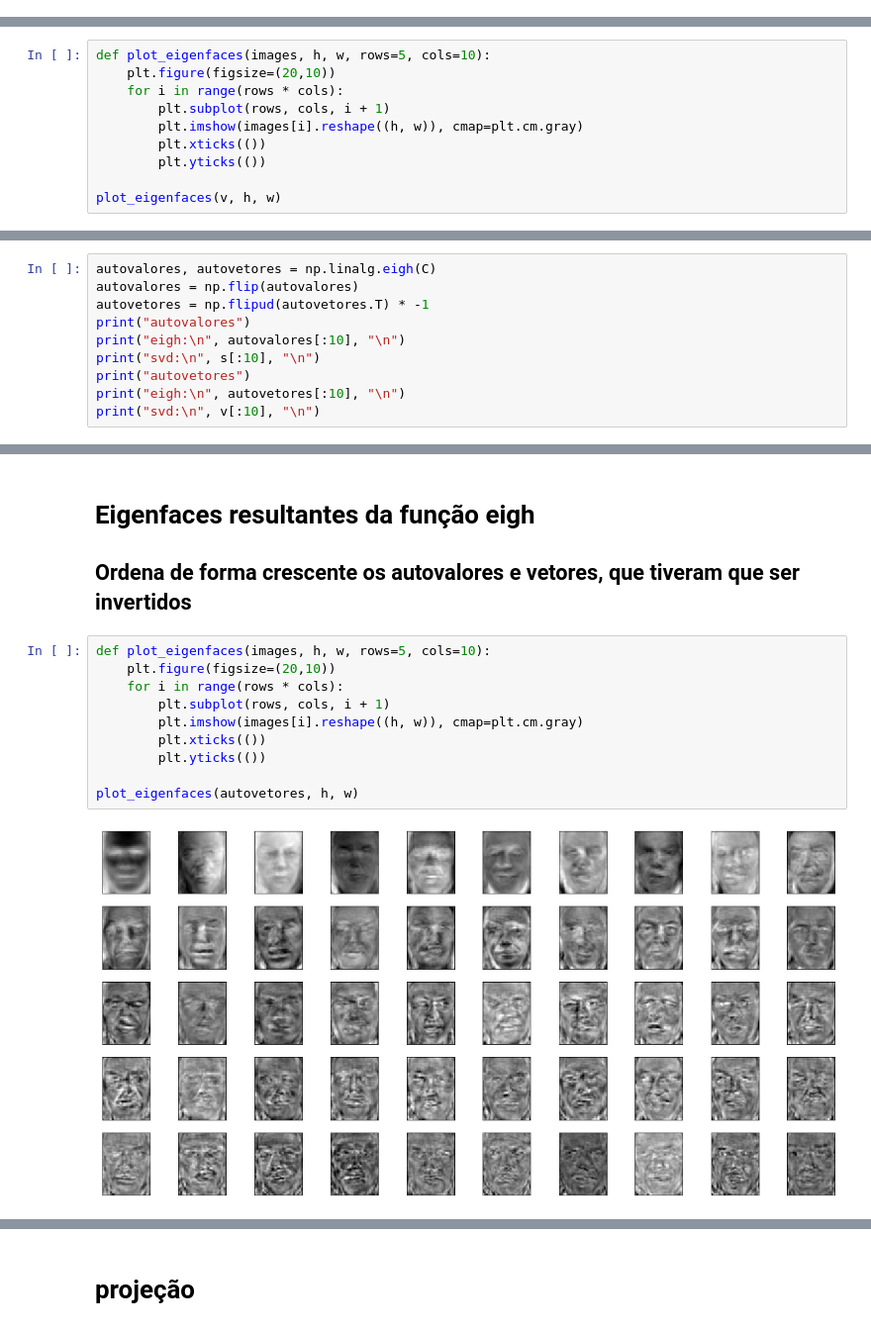
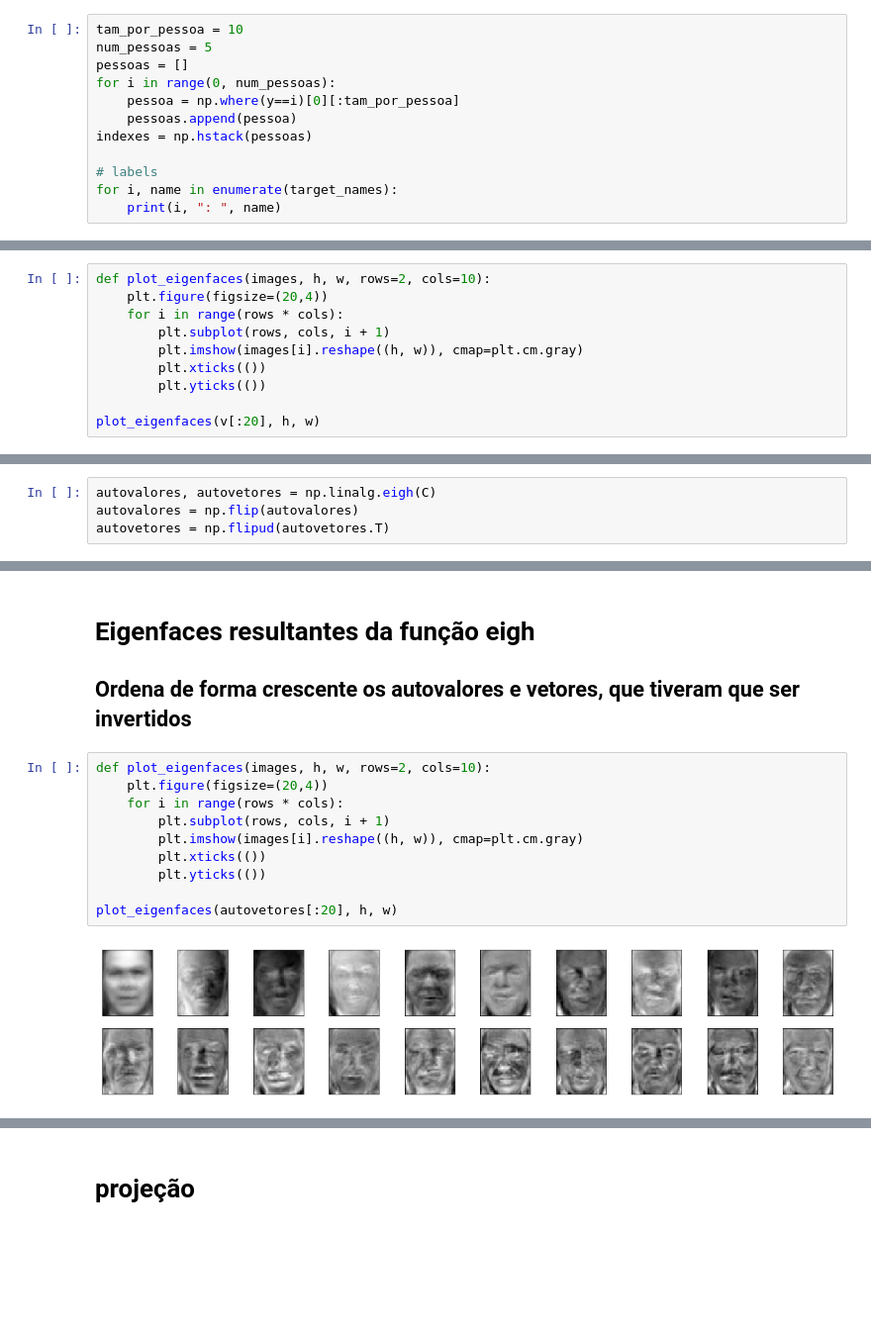
Before and after one commit to anderson-mdcc/algebralinear, a Jupyter notebook: face_recognition_3.ipynb, the cells around one changed output, grey strips where cells are left out. Shown at 99% size. Cells and saved outputs as stored; diff of their text form; blank space fills up the shorter version.

```diff
--- a/face_recognition_3.ipynb
+++ b/face_recognition_3.ipynb
@@ -37,0 +22,12 @@ for i, name in enumerate(target_names):
+# %%
+tam_por_pessoa = 10
+num_pessoas = 5
+pessoas = []
+for i in range(0, num_pessoas):
+    pessoa = np.where(y==i)[0][:tam_por_pessoa]
+    pessoas.append(pessoa)
+indexes = np.hstack(pessoas)
+
+# labels
+for i, name in enumerate(target_names):
+    print(i, ": ", name)
@@ -95,13 +92,13 @@ s: (2914,) [2.7262285e+09 3.4061764e+07 1.9006336e+07 ... 1.3691387e-03 1.105247
 # %% [markdown]
 # Eigenfaces resultantes da função SVD
 # %%
-def plot_eigenfaces(images, h, w, rows=5, cols=10):
-    plt.figure(figsize=(20,10))
+def plot_eigenfaces(images, h, w, rows=2, cols=10):
+    plt.figure(figsize=(20,4))
     for i in range(rows * cols):
         plt.subplot(rows, cols, i + 1)
         plt.imshow(images[i].reshape((h, w)), cmap=plt.cm.gray)
         plt.xticks(())
         plt.yticks(())
 
-plot_eigenfaces(v, h, w)
+plot_eigenfaces(v[:20], h, w)
 # %% [output]
@@ -109,10 +108,4 @@ plot_eigenfaces(v, h, w)
 # %%
 autovalores, autovetores = np.linalg.eigh(C)
 autovalores = np.flip(autovalores)
-autovetores = np.flipud(autovetores.T) * -1
-print("autovalores")
-print("eigh:\n", autovalores[:10], "\n")
-print("svd:\n", s[:10], "\n")
-print("autovetores")
-print("eigh:\n", autovetores[:10], "\n")
-print("svd:\n", v[:10], "\n")
+autovetores = np.flipud(autovetores.T)
@@ -138,15 +113,15 @@ eigh:
 # Eigenfaces resultantes da função eigh
 ## Ordena de forma crescente os autovalores e vetores, que tiveram que ser invertidos
 # %%
-def plot_eigenfaces(images, h, w, rows=5, cols=10):
-    plt.figure(figsize=(20,10))
+def plot_eigenfaces(images, h, w, rows=2, cols=10):
+    plt.figure(figsize=(20,4))
     for i in range(rows * cols):
         plt.subplot(rows, cols, i + 1)
         plt.imshow(images[i].reshape((h, w)), cmap=plt.cm.gray)
         plt.xticks(())
         plt.yticks(())
 
-plot_eigenfaces(autovetores, h, w)
+plot_eigenfaces(autovetores[:20], h, w)
 # %% [output]
-[figure, old version]
+[figure, new version]
 # %%
```
Also changed, not shown: parts of 18 cells of this notebook, 1 other file.
